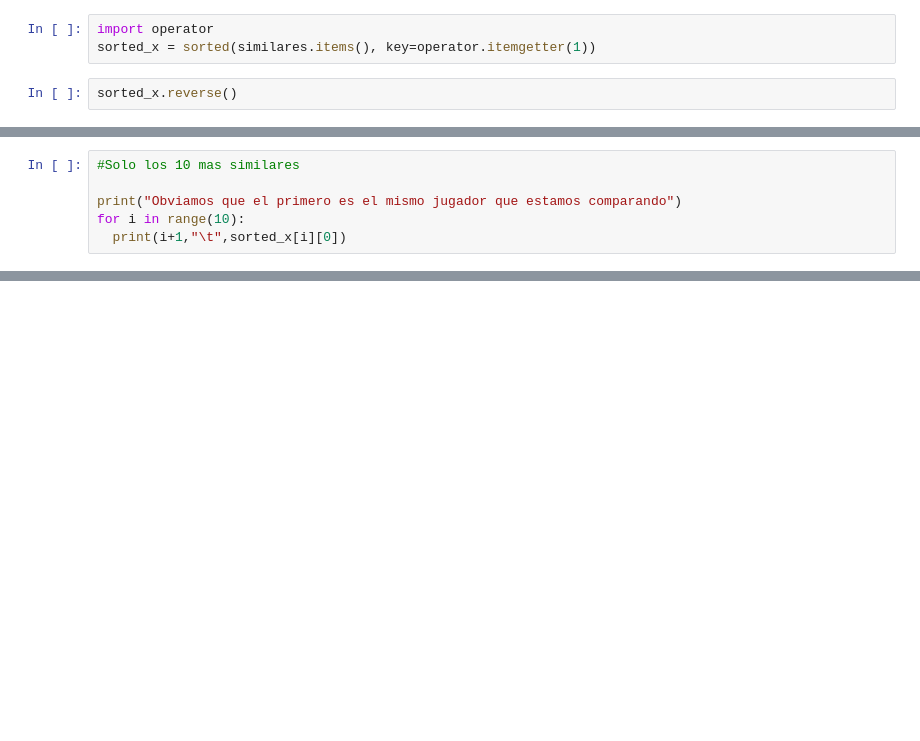
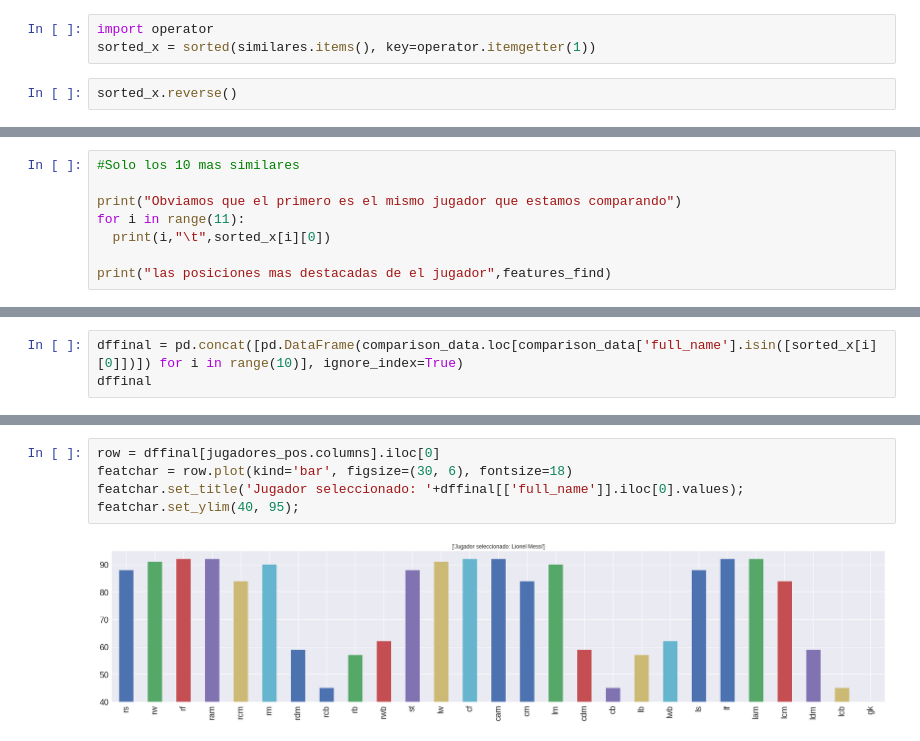
Before and after one commit to WillArevalo/ML-Comparision-characters-FIFA2018, a Jupyter notebook: Recommendation_fifa_18_data_set_kaggle.ipynb, the cells around one changed output, grey strips where cells are left out. Saved outputs shown, nothing was run; the diff lists cells and outputs as text; blank space fills up the shorter version.

```diff
--- a/Recommendation_fifa_18_data_set_kaggle.ipynb
+++ b/Recommendation_fifa_18_data_set_kaggle.ipynb
@@ -553,0 +582,8 @@ sorted_x.reverse()
+# %%
+#Solo los 10 mas similares
+
+print("Obviamos que el primero es el mismo jugador que estamos comparando")
+for i in range(11):
+  print(i,"\t",sorted_x[i][0])
+
+print("las posiciones mas destacadas de el jugador",features_find)
@@ -574,6 +607,0 @@ sorted_x
-# %%
-#Solo los 10 mas similares
-
-print("Obviamos que el primero es el mismo jugador que estamos comparando")
-for i in range(10):
-  print(i+1,"\t",sorted_x[i][0])
@@ -590,0 +608,3 @@ for i in range(10):
+# %%
+dffinal = pd.concat([pd.DataFrame(comparison_data.loc[comparison_data['full_name'].isin([sorted_x[i][0]])]) for i in range(10)], ignore_index=True)
+dffinal
@@ -590,0 +646,7 @@ for i in range(10):
+# %%
+row = dffinal[jugadores_pos.columns].iloc[0]
+featchar = row.plot(kind='bar', figsize=(30, 6), fontsize=18)
+featchar.set_title('Jugador seleccionado: '+dffinal[['full_name']].iloc[0].values);
+featchar.set_ylim(40, 95);
+# %% [output]
+[figure, added]
```
Also changed, not shown: parts of 18 cells of this notebook.
